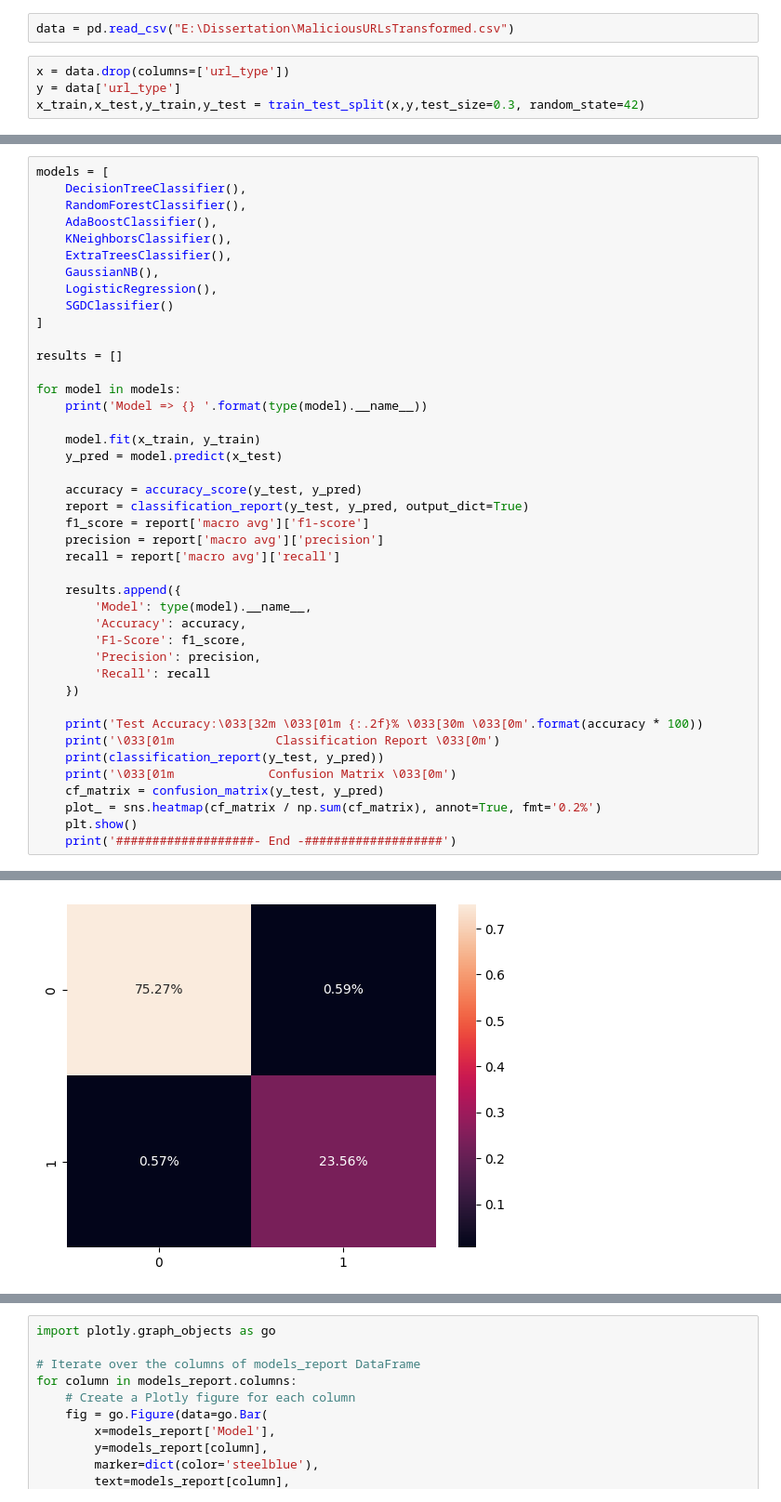
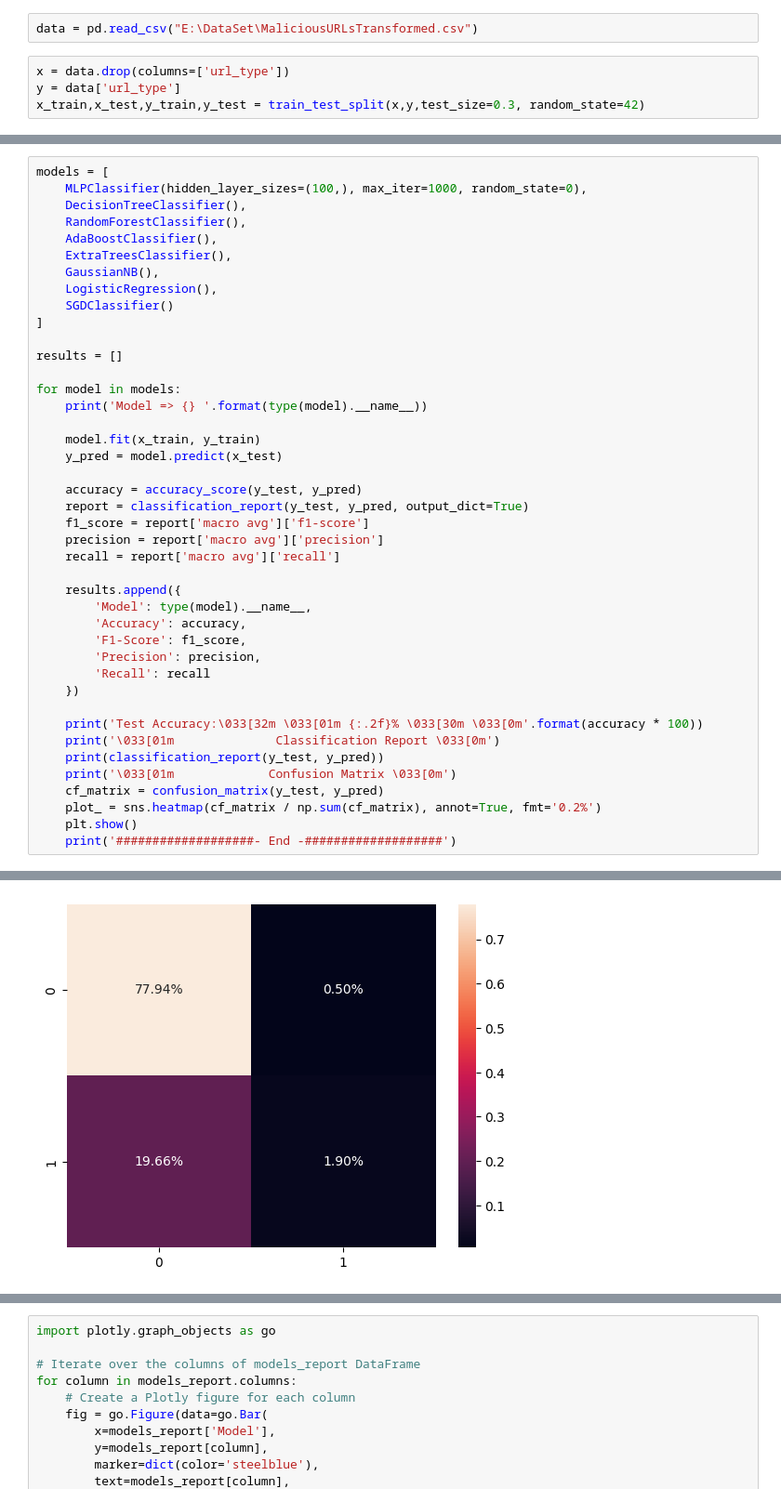
Before and after one commit to me-hem/Malicious-URL-detection, a Jupyter notebook: Detection/evaluate.ipynb, the cells around one changed output, grey strips where cells are left out. Shown at 93% size. Drawn from its saved outputs; the diff is of its cells as text.

```diff
--- a/Detection/evaluate.ipynb
+++ b/Detection/evaluate.ipynb
@@ -12,7 +12,7 @@ from sklearn.linear_model import SGDClassifier
 from sklearn.naive_bayes import GaussianNB
 from sklearn.linear_model import LogisticRegression
 # %%
-data = pd.read_csv("E:\Dissertation\MaliciousURLsTransformed.csv")
+data = pd.read_csv("E:\DataSet\MaliciousURLsTransformed.csv")
 # %%
 x = data.drop(columns=['url_type'])
 y = data['url_type']
@@ -31,9 +31,9 @@ Y_test  Shape : (303941,)
 # %%
 models = [
+    MLPClassifier(hidden_layer_sizes=(100,), max_iter=1000, random_state=0),
     DecisionTreeClassifier(),
     RandomForestClassifier(),
     AdaBoostClassifier(),
-    KNeighborsClassifier(),
     ExtraTreesClassifier(),
     GaussianNB(),
     LogisticRegression(),
@@ -85,4 +85,4 @@ weighted avg       0.99      0.99      0.99    303941
 
              Confusion Matrix
-[figure, old version]
+[figure, new version]
 ###################- End -###################
```
Also changed, not shown: parts of 5 cells of this notebook, 3 other files.
